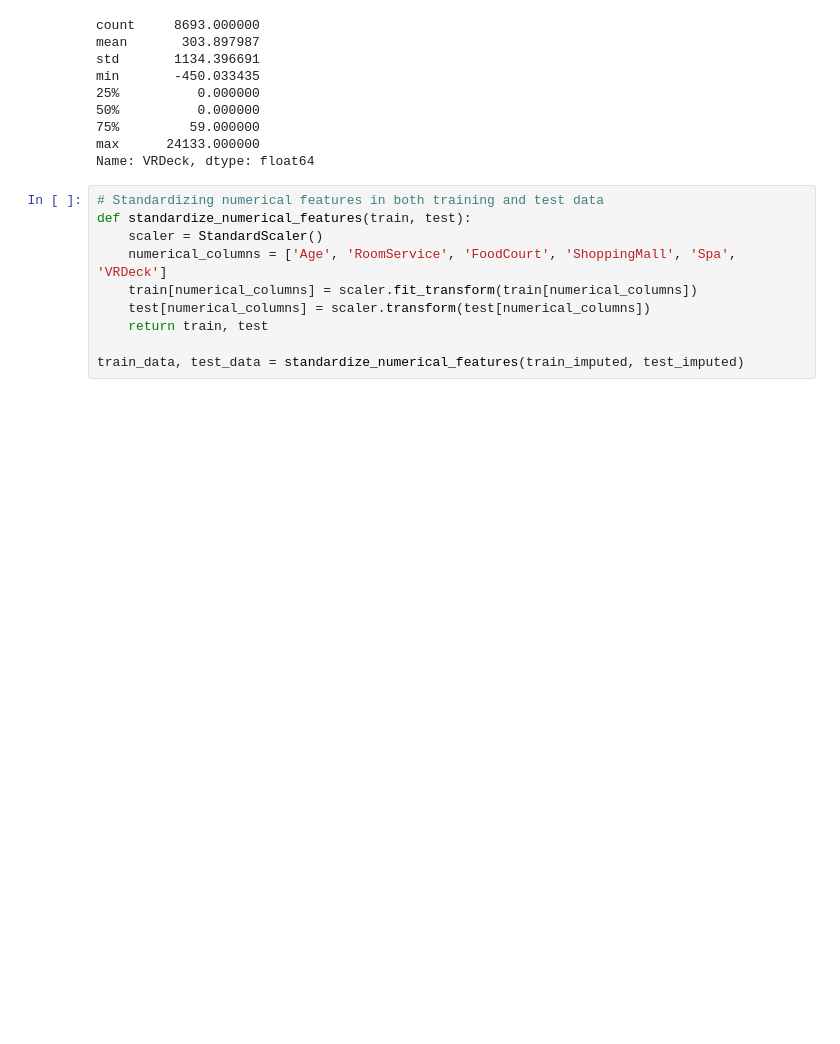
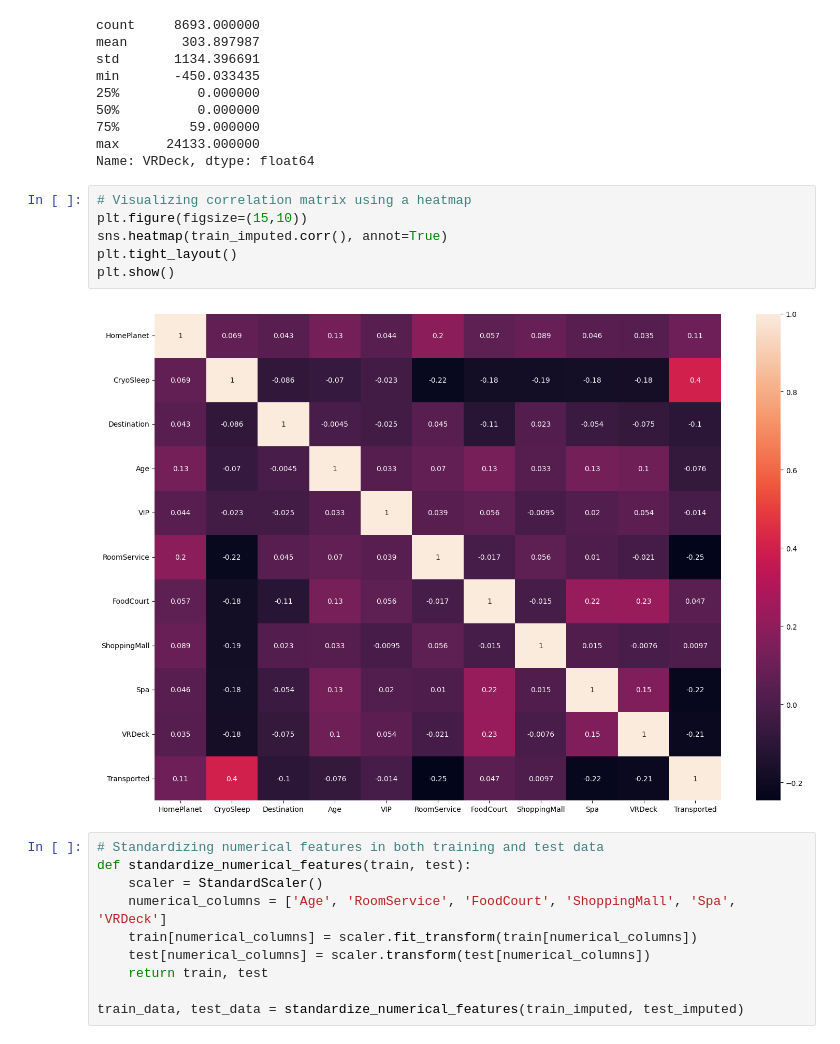
Before and after one commit to 7PAM2015-0105-2023-Team-8/kaggle-challenge-Team-8, a Jupyter notebook: Kaggle_challenge_Team_8.ipynb, the cells around one changed output. Drawn from its saved outputs; the diff is of its cells as text; blank space fills up the shorter version.

```diff
--- a/Kaggle_challenge_Team_8.ipynb
+++ b/Kaggle_challenge_Team_8.ipynb
@@ -381,6 +373,14 @@ min       -450.033435
 75%         59.000000
 max      24133.000000
 Name: VRDeck, dtype: float64
+# %%
+# Visualizing correlation matrix using a heatmap
+plt.figure(figsize=(15,10))
+sns.heatmap(train_imputed.corr(), annot=True)
+plt.tight_layout()
+plt.show()
+# %% [output]
+[figure, added]
 # %%
 # Standardizing numerical features in both training and test data
 def standardize_numerical_features(train, test):
```
Also changed, not shown: parts of 36 cells of this notebook.
